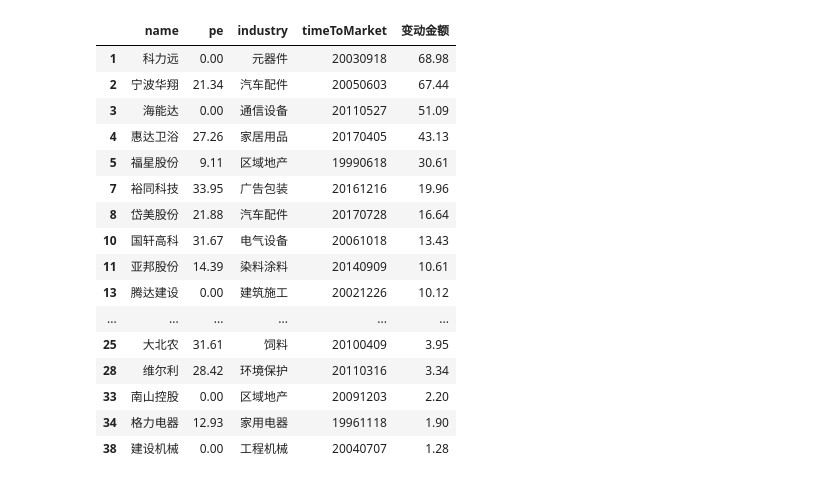
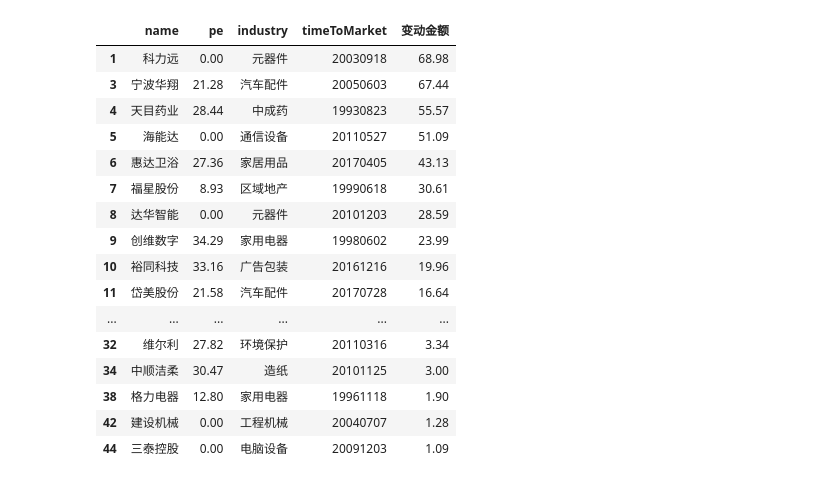
Before and after one commit to jasonheyh/01.StockAnalysis, a Jupyter notebook: spider/回购增持/回购分析.ipynb, the cells around one changed output. Saved outputs shown, nothing was run; the diff lists cells and outputs as text; code cells hidden in the pictures.

```diff
--- a/spider/回购增持/回购分析.ipynb
+++ b/spider/回购增持/回购分析.ipynb
@@ -24,7 +24,7 @@ def ag_hgtj_company():
     CONST_TABLE_NAME = 'agzc'
     CONST_STOCK_NAME = "股票名称"
     CONST_SUM_COLUMN = '变动金额'
-    CONST_BASE_DATE = '2018-04-15'
+    CONST_BASE_DATE = '2018-04-01'
 
     series = [{
         'type': 'column',
@@ -37,7 +37,11 @@ def ag_hgtj_company():
         },
         "dataLabels": {
             "enabled": True,
-            "format": '{point.y}百万'
+            "rotation": -90,
+            "color": '#FFFFFF',
+            "align": 'right',
+            "format": '{point.y:.1f}',
+            "y": -30
         }
     }]
 
@@ -58,7 +62,14 @@ def ag_hgtj_company():
         'title': {'text': '回购统计_公司'},
         'subtitle': {'text': ''},
         "xAxis": {
-            "type": 'category'
+            "type": 'category',
+            "crosshair": True
+        },
+        "yAxis": {
+#             "min": 0,
+            "title": {
+                "text": '金额 (百万)'
+            }
         }
     }
     totalHgMoney = []
@@ -75,7 +86,7 @@ def ag_hgtj_hangye():
     CONST_TABLE_NAME = 'agzc'
     CONST_STOCK_NAME = "股票名称"
     CONST_SUM_COLUMN = '变动金额'
-    CONST_BASE_DATE = '2018-04-15'
+    CONST_BASE_DATE = '2018-04-01'
 
     series = [{
         'type': 'column',
@@ -88,7 +99,11 @@ def ag_hgtj_hangye():
         },
         "dataLabels": {
             "enabled": True,
-            "format": '{point.y}百万'
+            "rotation": -90,
+            "color": '#FFFFFF',
+            "align": 'right',
+            "format": '{point.y:.1f}',
+            "y": -30
         }
     }]
 
@@ -107,7 +122,14 @@ def ag_hgtj_hangye():
         'title': {'text': '回购统计_行业'},
         'subtitle': {'text': ''},
         "xAxis": {
-            "type": 'category'
+            "type": 'category',
+            "crosshair": True
+        },
+        "yAxis": {
+#             "min": 0,
+            "title": {
+                "text": '金额 (百万)'
+            }
         }
     }
     totalHgMoney = []
@@ -136,51 +158,62 @@ def ag_hgtj_month():
             "pointFormat": '<span style="color:{point.color}">{point.name}</span>: <b>{point.y}亿</b> of total<br/>'
         },
         "dataLabels": {
             "enabled": True,
-            "format": '{point.y}亿'
+            "rotation": -90,
+            "color": '#FFFFFF',
+            "align": 'right',
+            "format": '{point.y:.1f}',
+            "y": -30
         }
     }]
 
     pdData = pd.read_sql("SELECT * from " + CONST_TABLE_NAME + " where " + CONST_COLUMN_DATE + " > '" + CONST_BASE_DATE + "' ", conn)
     pdData[CONSTANT_COLUMN_YM] = pdData[CONST_COLUMN_DATE].apply(lambda x: x[0:7])
     sumPdData = pdData.groupby(CONSTANT_COLUMN_YM).sum()
     sumPdData[CONST_SUM_COLUMN] = sumPdData[CONST_SUM_COLUMN].apply(lambda x: round(x / 100000000, 2))
     options = {
         'title': {'text': '回购统计_月份'},
         'subtitle': {'text': ''},
         "xAxis": {
-            "type": 'category'
-        }
+            "type": 'category',
+            "crosshair": True
+        },
+        "yAxis": {
+#             "min": 0,
+            "title": {
+                "text": '金额 (亿)'
+            }
+        },
     }
     totalHgMoney = []
     for key, value in sumPdData[CONST_SUM_COLUMN].to_dict().items():
         totalHgMoney.append([key, value])
 
     series[0]['data'] = totalHgMoney
     IPython.core.display.publish_display_data({'text/html': charts.plot(series, options=options, show='inline').data})
 
 
 ag_hgtj_company()
 ag_hgtj_month()
 ag_hgtj_hangye()
 # %% [output]
 |  | name | pe | industry | timeToMarket | 变动金额 |
 | 1 | 科力远 | 0.00 | 元器件 | 20030918 | 68.98 |
-| 2 | 宁波华翔 | 21.34 | 汽车配件 | 20050603 | 67.44 |
-| 3 | 海能达 | 0.00 | 通信设备 | 20110527 | 51.09 |
-| 4 | 惠达卫浴 | 27.26 | 家居用品 | 20170405 | 43.13 |
-| 5 | 福星股份 | 9.11 | 区域地产 | 19990618 | 30.61 |
-| 7 | 裕同科技 | 33.95 | 广告包装 | 20161216 | 19.96 |
-| 8 | 岱美股份 | 21.88 | 汽车配件 | 20170728 | 16.64 |
-| 10 | 国轩高科 | 31.67 | 电气设备 | 20061018 | 13.43 |
-| 11 | 亚邦股份 | 14.39 | 染料涂料 | 20140909 | 10.61 |
-| 13 | 腾达建设 | 0.00 | 建筑施工 | 20021226 | 10.12 |
+| 3 | 宁波华翔 | 21.28 | 汽车配件 | 20050603 | 67.44 |
+| 4 | 天目药业 | 28.44 | 中成药 | 19930823 | 55.57 |
+| 5 | 海能达 | 0.00 | 通信设备 | 20110527 | 51.09 |
+| 6 | 惠达卫浴 | 27.36 | 家居用品 | 20170405 | 43.13 |
+| 7 | 福星股份 | 8.93 | 区域地产 | 19990618 | 30.61 |
+| 8 | 达华智能 | 0.00 | 元器件 | 20101203 | 28.59 |
+| 9 | 创维数字 | 34.29 | 家用电器 | 19980602 | 23.99 |
+| 10 | 裕同科技 | 33.16 | 广告包装 | 20161216 | 19.96 |
+| 11 | 岱美股份 | 21.58 | 汽车配件 | 20170728 | 16.64 |
 | ... | ... | ... | ... | ... | ... |
-| 25 | 大北农 | 31.61 | 饲料 | 20100409 | 3.95 |
-| 28 | 维尔利 | 28.42 | 环境保护 | 20110316 | 3.34 |
-| 33 | 南山控股 | 0.00 | 区域地产 | 20091203 | 2.20 |
-| 34 | 格力电器 | 12.93 | 家用电器 | 19961118 | 1.90 |
-| 38 | 建设机械 | 0.00 | 工程机械 | 20040707 | 1.28 |
+| 32 | 维尔利 | 27.82 | 环境保护 | 20110316 | 3.34 |
+| 34 | 中顺洁柔 | 30.47 | 造纸 | 20101125 | 3.00 |
+| 38 | 格力电器 | 12.80 | 家用电器 | 19961118 | 1.90 |
+| 42 | 建设机械 | 0.00 | 工程机械 | 20040707 | 1.28 |
+| 44 | 三泰控股 | 0.00 | 电脑设备 | 20091203 | 1.09 |
 [interactive output not drawn]
 [interactive output not drawn]
 [interactive output not drawn]
```
Also changed, not shown: 1 other file.
